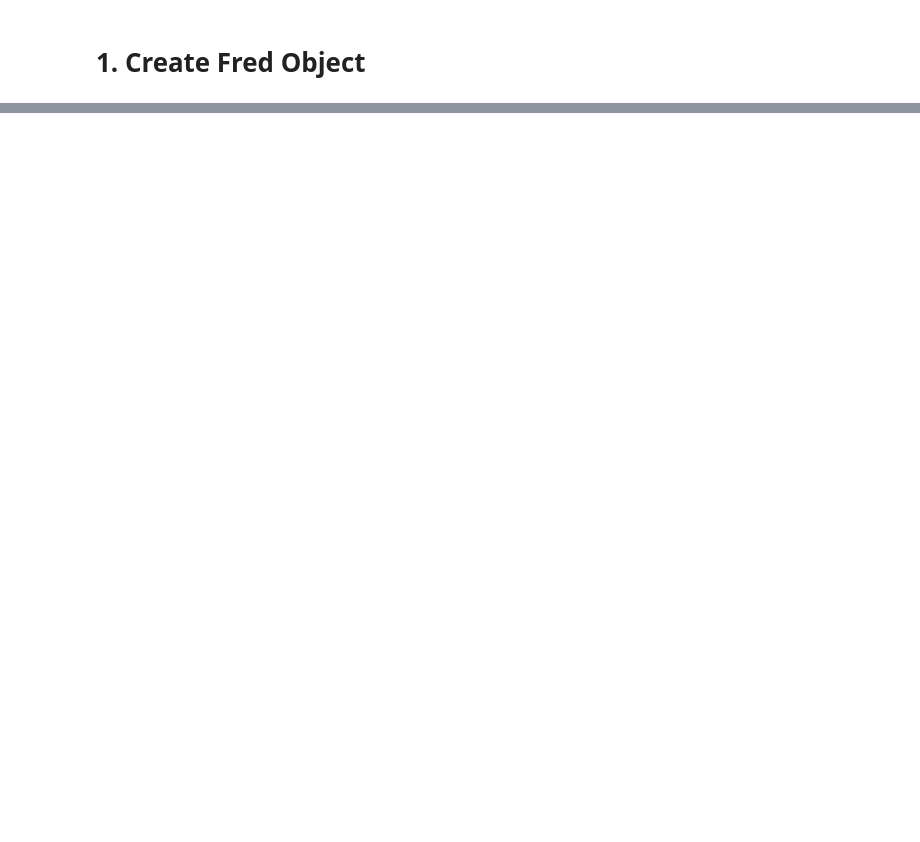
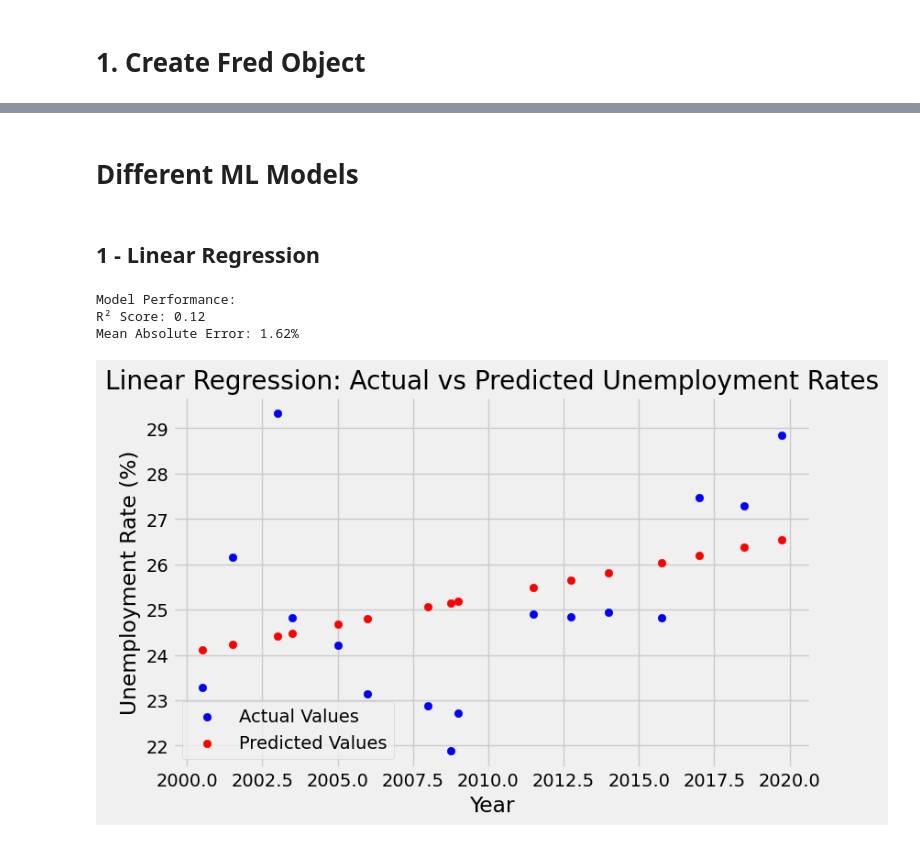
Before and after one commit to l-quincy01/Economic-Data-Analysis, a Jupyter notebook: EconomicEDA.ipynb, the cells around one changed output, grey strips where cells are left out. Cells and saved outputs as stored; diff of their text form; code cells hidden in the pictures; blank space fills up the shorter version.

```diff
--- a/EconomicEDA.ipynb
+++ b/EconomicEDA.ipynb
@@ -93,0 +115,55 @@ sa_unemploymentRate.plot()
+# %%
+# Prepare the data
+# Fetch the quarterly unemployment rate series
+unemployment = fred.get_series('LRUN64TTZAQ156S', observation_start=None, observation_end='2019-12-31')
+
+# Prepare the data
+data = unemployment.reset_index()  # Convert the Series to a DataFrame
+data.columns = ['Date', 'Unemployment']  # Rename columns
+data['Year'] = data['Date'].dt.year + (data['Date'].dt.quarter - 1) / 4
+
+imputer = SimpleImputer(strategy="mean")
+data['Unemployment'] = imputer.fit_transform(data[['Unemployment']])
+# %% [markdown]
+# Different ML Models
+# %% [markdown]
+## 1 - Linear Regression
+# %%
+
+# Features (X) and target (y)
+X = data[['Year']]  # Use fractional years as features
+y = data['Unemployment']  # Use unemployment rates as the target
+
+# Split the data into training and testing sets (80% train, 20% test)
+X_train, X_test, y_train, y_test = train_test_split(X, y, test_size=0.2, random_state=42)
+
+# Train the linear regression model
+model = LinearRegression()
+model.fit(X_train, y_train)
+
+# Predict on the test set
+y_pred = model.predict(X_test)
+
+# Evaluate the model's performance
+r2 = r2_score(y_test, y_pred)  # R² score
+mae = mean_absolute_error(y_test, y_pred)  # Mean Absolute Error
+
+print(f"Model Performance:")
+print(f"R² Score: {r2:.2f}")
+print(f"Mean Absolute Error: {mae:.2f}%")
+
+# Optionally, plot actual vs. predicted values
+plt.figure(figsize=(8, 5))
+plt.scatter(X_test, y_test, label="Actual Values", color="blue")
+plt.scatter(X_test, y_pred, label="Predicted Values", color="red")
+plt.title("Linear Regression: Actual vs Predicted Unemployment Rates")
+plt.xlabel("Year")
+plt.ylabel("Unemployment Rate (%)")
+plt.legend()
+plt.grid(True)
+plt.show()
+# %% [output]
+Model Performance:
+R² Score: 0.12
+Mean Absolute Error: 1.62%
+[figure, added]
```
Also changed, not shown: parts of 20 cells of this notebook.
